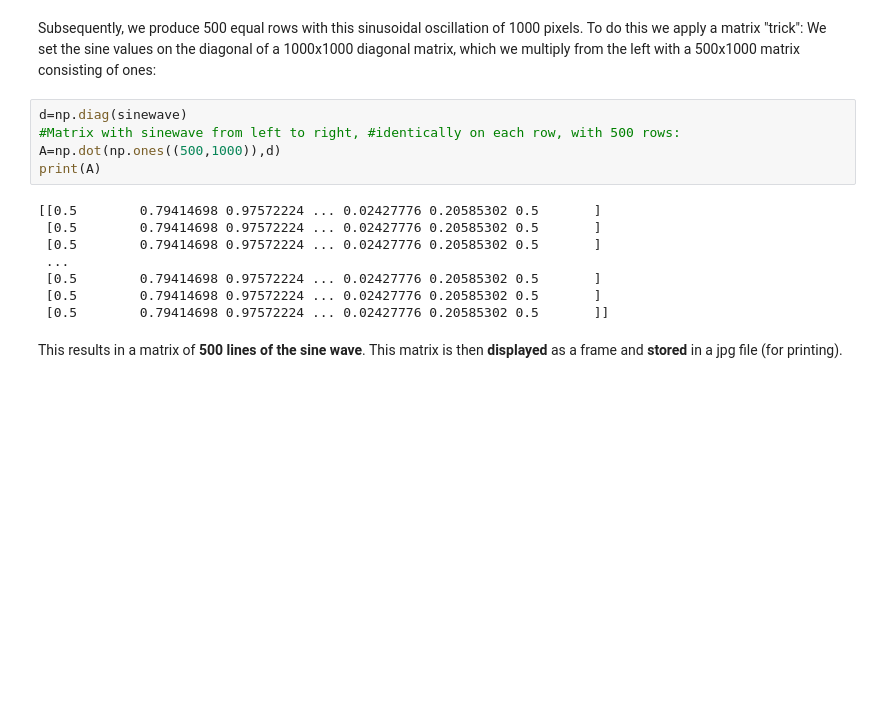
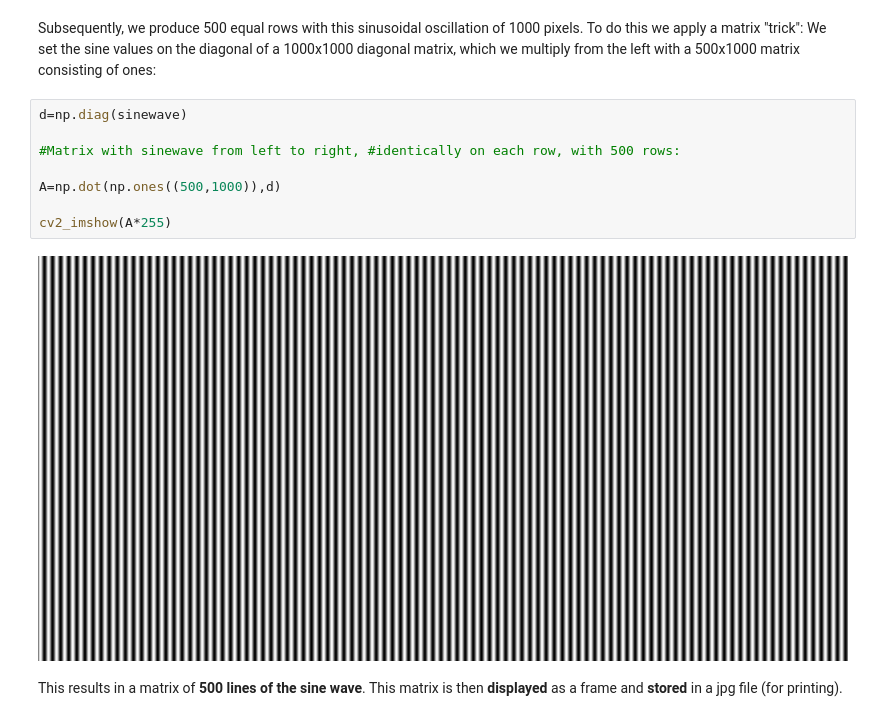
Before and after one commit to TUIlmenauAMS/GVT_Lecture_Colab, a Jupyter notebook: GVT_V4.ipynb, the cells around one changed output. Saved outputs shown, nothing was run; the diff lists cells and outputs as text; blank space fills up the shorter version.

```diff
--- a/GVT_V4.ipynb
+++ b/GVT_V4.ipynb
@@ -256,17 +265,14 @@ The addition of 1.0 is to obtain only positive brightness values and to divide b
 Subsequently, we produce 500 equal rows with this sinusoidal oscillation of 1000 pixels. To do this we apply a matrix "trick": We set the sine values on the diagonal of a 1000x1000 diagonal matrix, which we multiply from the left with a 500x1000 matrix consisting of ones:
 # %%
 d=np.diag(sinewave)
+
 #Matrix with sinewave from left to right, #identically on each row, with 500 rows:
+
 A=np.dot(np.ones((500,1000)),d)
-print(A)
+
+cv2_imshow(A*255)
 # %% [output]
-[[0.5        0.79414698 0.97572224 ... 0.02427776 0.20585302 0.5       ]
- [0.5        0.79414698 0.97572224 ... 0.02427776 0.20585302 0.5       ]
- [0.5        0.79414698 0.97572224 ... 0.02427776 0.20585302 0.5       ]
- ...
- [0.5        0.79414698 0.97572224 ... 0.02427776 0.20585302 0.5       ]
- [0.5        0.79414698 0.97572224 ... 0.02427776 0.20585302 0.5       ]
- [0.5        0.79414698 0.97572224 ... 0.02427776 0.20585302 0.5       ]]
+[figure, added]
 # %% [markdown]
 This results in a matrix of **500 lines of the sine wave**. This matrix is then **displayed** as a frame and **stored** in a jpg file (for printing).
 # %% [markdown]
```
Also changed, not shown: parts of 3 cells of this notebook.
